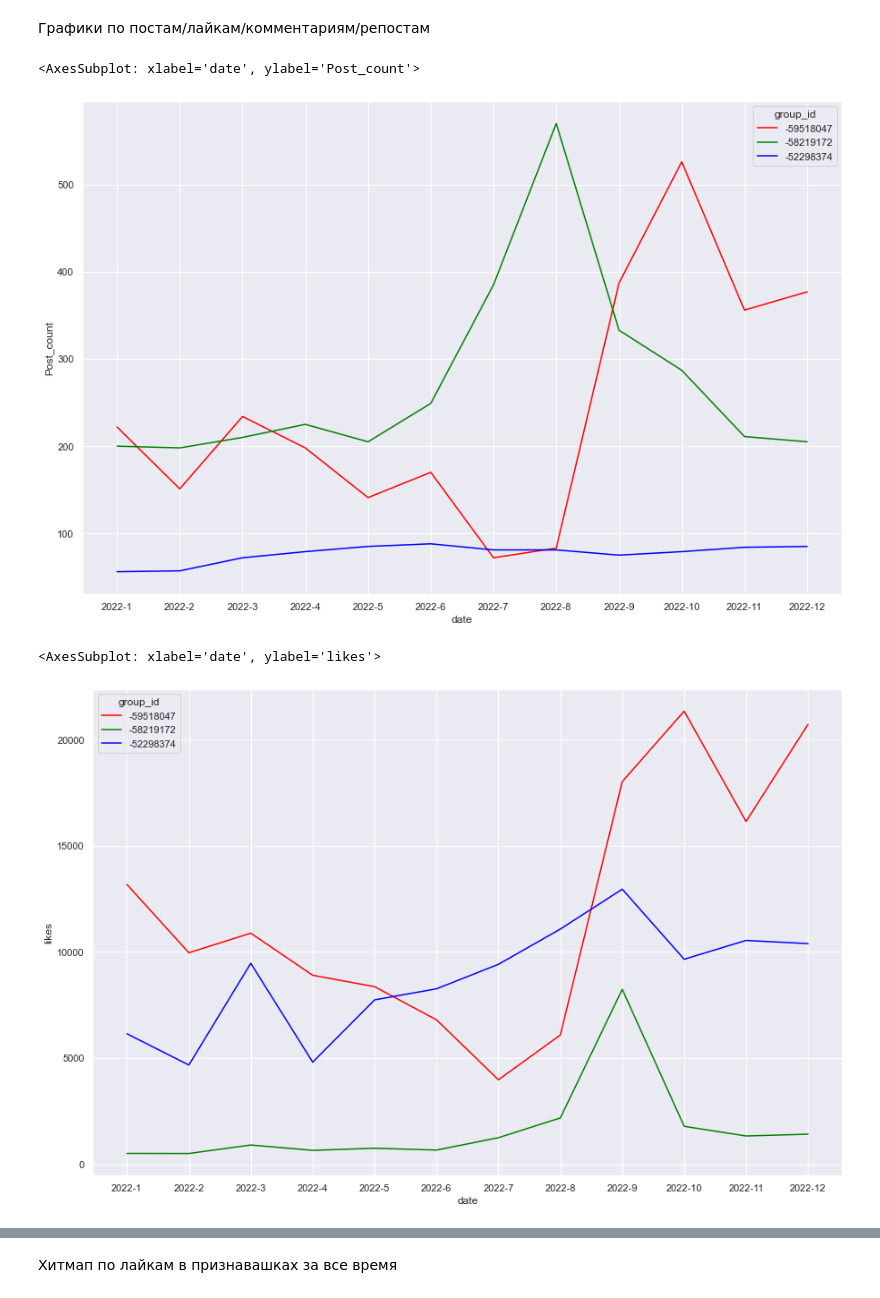
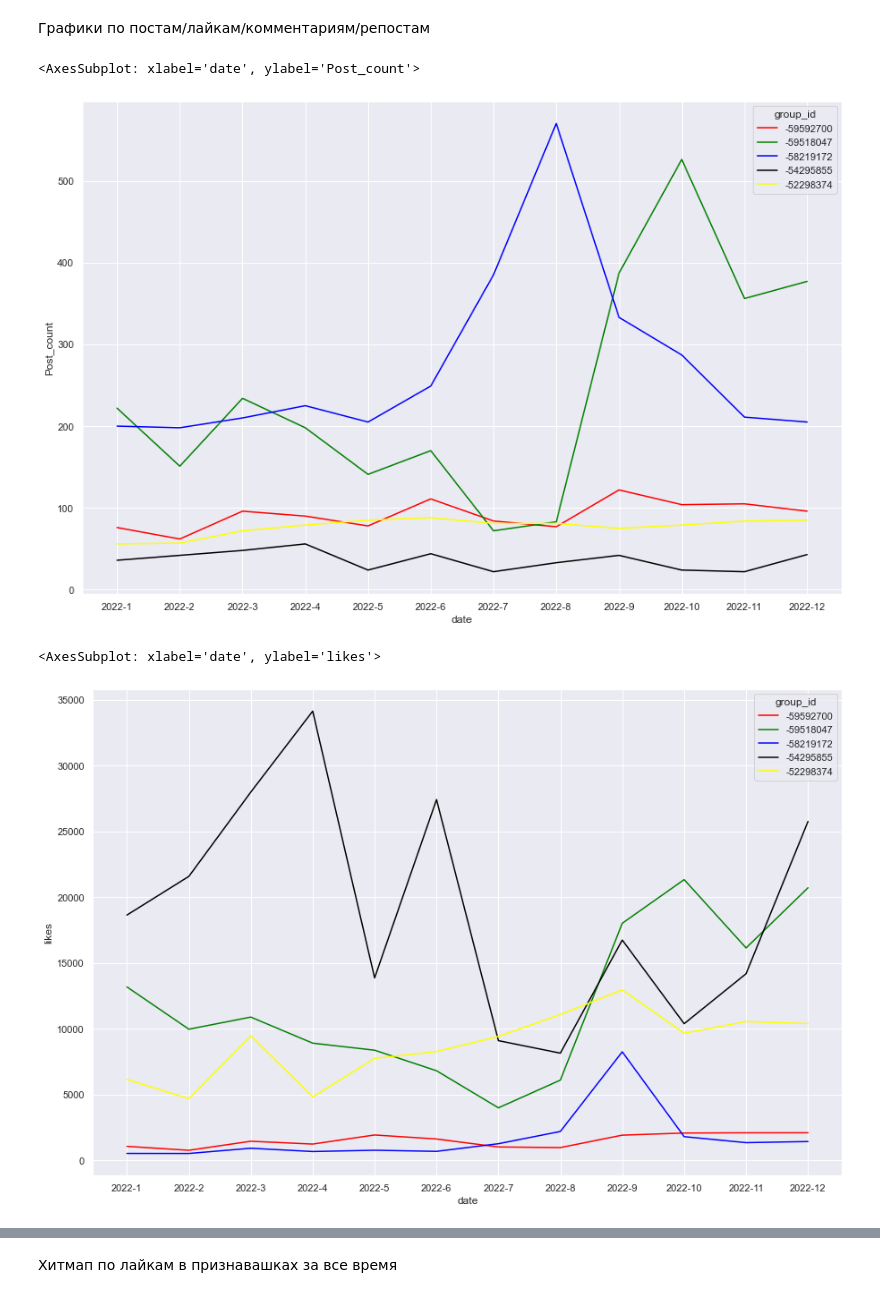
Before and after one commit to Romaman007/pro2, a Jupyter notebook: in_py/grap.ipynb, the cells around one changed output, grey strips where cells are left out. Drawn from its saved outputs; the diff is of its cells as text; code cells hidden in the pictures.

```diff
--- a/in_py/grap.ipynb
+++ b/in_py/grap.ipynb
@@ -22,27 +22,27 @@ df_comments  = pd.read_sql_query("SELECT * from all_comments", sql_func.base)
 # %%
 df_groups['date_of_post'] = pd.to_datetime(df_groups['date_of_post'])
 df_groups['year'] = df_groups['date_of_post'].dt.year
 df_groups['month'] = df_groups['date_of_post'].dt.month
 df_temp = df_groups.groupby(['year','month','group_id']).sum()
 df_temp['post_id'] = df_groups.groupby(['year','month','group_id']).count()['post_id']
 df_temp.reset_index(inplace=True)
 df_temp['date'] = df_temp['year']
 for i in range(len(df_temp)):
     df_temp.iloc[i,8] = str(df_temp.iloc[i,0])+'-'+str(df_temp.iloc[i,1])
 df_temp.rename({'post_id': 'Post_count'},axis =1,inplace=True)
 plt.figure(figsize=(15, 10))
 sns.set_theme(style='darkgrid')
-cmap = ['red','green','blue']
+cmap = ['red','green','blue','black','yellow']
 sns.lineplot(data = df_temp[df_temp['year']==2022], x="date", y="Post_count", hue="group_id", palette=cmap)
 # %% [output]
 <AxesSubplot: xlabel='date', ylabel='Post_count'>
-[figure, old version]
+[figure, new version]
 # %%
 plt.figure(figsize=(15, 10))
 sns.lineplot(data = df_temp[df_temp['year']==2022], x="date", y="likes", hue="group_id", palette=cmap)
 # %% [output]
 <AxesSubplot: xlabel='date', ylabel='likes'>
-[figure, old version]
+[figure, new version]
 # %%
 plt.figure(figsize=(15, 10))
 sns.lineplot(data = df_temp[df_temp['year']==2022], x="date", y="comments", hue="group_id", palette=cmap)
```
Also changed, not shown: parts of 8 cells of this notebook.
